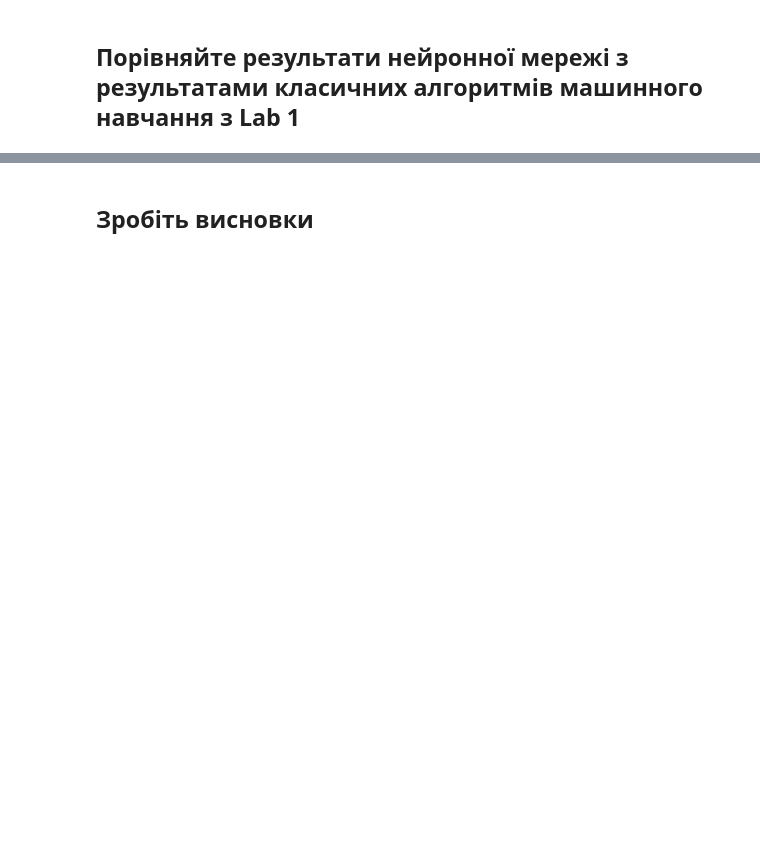
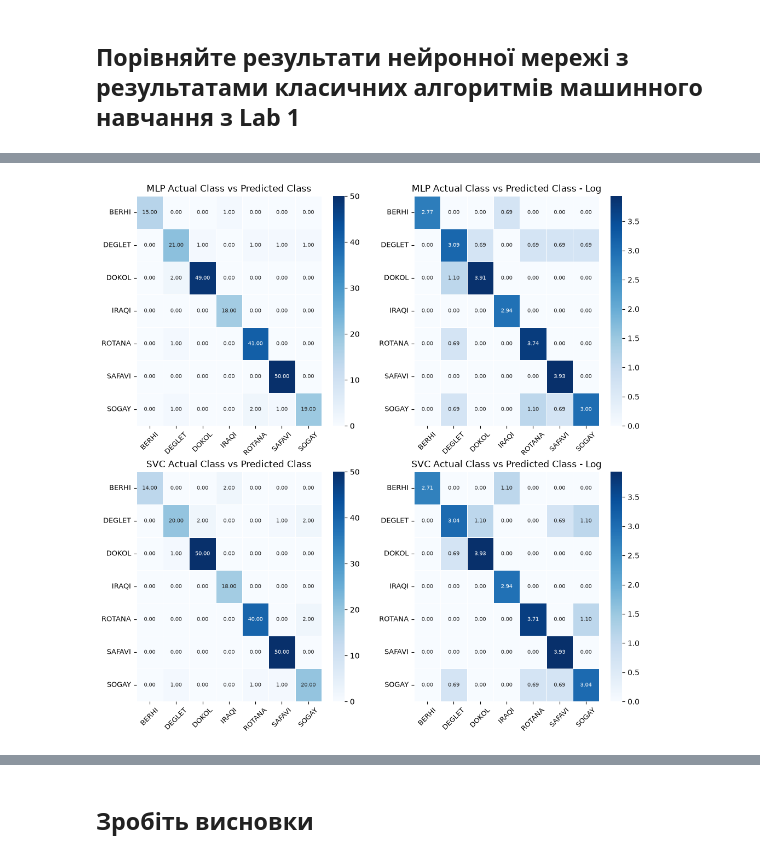
Before and after one commit to KPI-FTI-MMDA-Klymentiev/IntelligentDataAnalysis, a Jupyter notebook: labs/lab3/lab3.ipynb, the cells around one changed output, grey strips where cells are left out. Drawn from its saved outputs; the diff is of its cells as text; code cells hidden in the pictures; blank space fills up the shorter version.

```diff
--- a/labs/lab3/lab3.ipynb
+++ b/labs/lab3/lab3.ipynb
@@ -224,2 +314,9 @@ RuntimeError: legacy constructor expects device type: cpu but device type: cuda
 # %% [markdown]
 ## Порівняйте результати нейронної мережі з результатами класичних алгоритмів машинного навчання з Lab 1
+# %%
+pca_svc = Pipeline([
+    ('pca', PCA(n_components=9, random_state=random_state)),
+    ('svc', SVC(C=10, gamma = 0.01, kernel = 'rbf', random_state=random_state))
+])
+pca_svc.fit(X_train_t.detach().numpy(), y_train_t.detach().numpy())
+old_pred = pca_svc.predict(X_test_lab_1_scaled)
@@ -225,0 +362,40 @@ RuntimeError: legacy constructor expects device type: cpu but device type: cuda
+# %%
+conf_matrx = confusion_matrix(y_test_lab_1, y_pred)
+old_conf_matrx = confusion_matrix(y_test_lab_1, old_pred)
+
+fig, ((ax1, ax2), (ax3, ax4)) = plt.subplots(nrows=2, ncols=2, figsize=(12, 12))
+figsize_heatmap = (6, 5)
+plot_heatmap(
+    dataframe=conf_matrx,
+    figsize=figsize_heatmap,
+    xticklabels=labels, yticklabels=labels, # pyright: ignore[reportArgumentType]
+    cmap="Blues",
+    title_name="MLP Actual Class vs Predicted Class",
+    ax=ax1
+)
+plot_heatmap(
+    dataframe=np.log1p(conf_matrx),
+    figsize=figsize_heatmap,
+    xticklabels=labels, yticklabels=labels, # pyright: ignore[reportArgumentType]
+    cmap="Blues",
+    title_name="MLP Actual Class vs Predicted Class - Log",
+    ax=ax2
+)
+plot_heatmap(
+    dataframe=old_conf_matrx,
+    figsize=figsize_heatmap,
+    xticklabels=labels, yticklabels=labels, # pyright: ignore[reportArgumentType]
+    cmap="Blues",
+    title_name="SVC Actual Class vs Predicted Class",
+    ax=ax3
+)
+plot_heatmap(
+    dataframe=np.log1p(old_conf_matrx),
+    figsize=figsize_heatmap,
+    xticklabels=labels, yticklabels=labels, # pyright: ignore[reportArgumentType]
+    cmap="Blues",
+    title_name="SVC Actual Class vs Predicted Class - Log",
+    ax=ax4
+)
+# %% [output]
+[figure, added]
```
Also changed, not shown: parts of 14 cells of this notebook, 1 other file.
